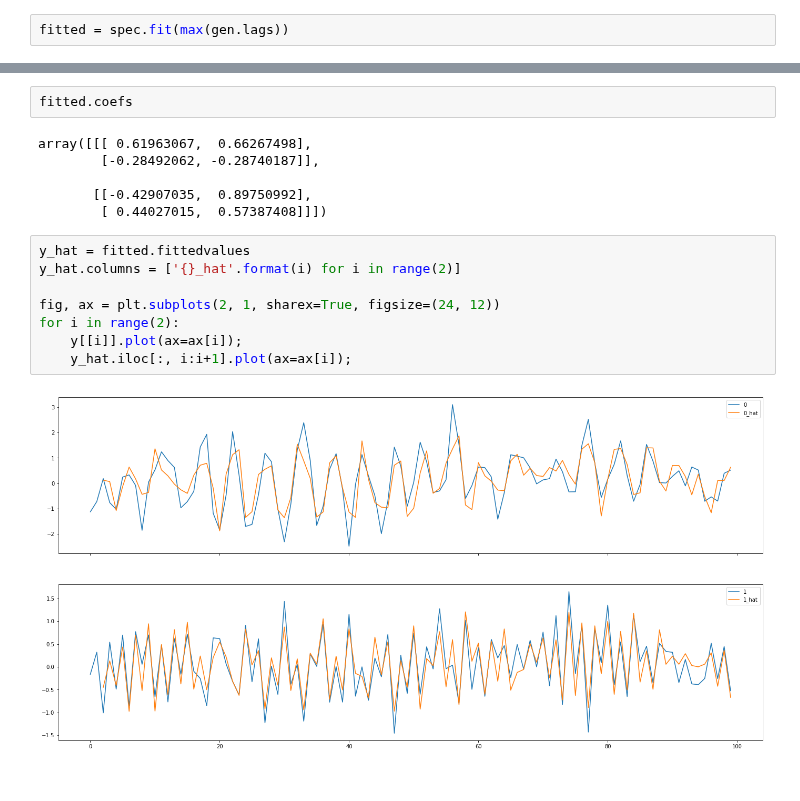
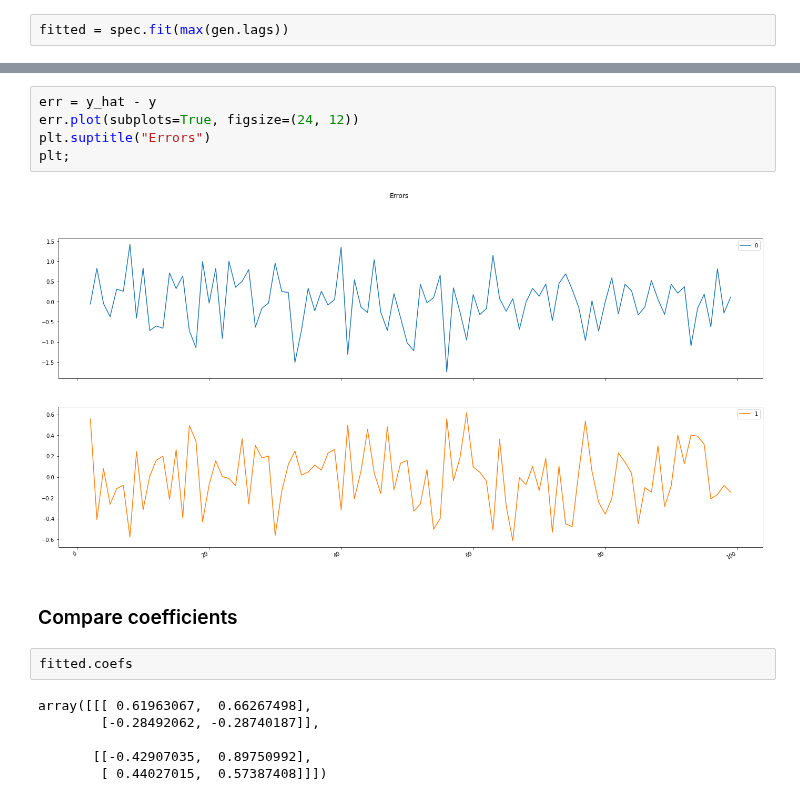
Before and after one commit to NowanIlfideme/masters_switching_models, a Jupyter notebook: notebooks/metric_testing.ipynb, the cells around one changed output, grey strips where cells are left out. Cells and saved outputs as stored; diff of their text form.

```diff
--- a/notebooks/metric_testing.ipynb
+++ b/notebooks/metric_testing.ipynb
@@ -72,3 +114,12 @@ Correlation matrix of residuals
+# %%
+err = y_hat - y
+err.plot(subplots=True, figsize=(24, 12))
+plt.suptitle("Errors")
+plt;
+# %% [output]
+[figure, added]
+# %% [markdown]
+### Compare coefficients
 # %%
 fitted.coefs
 # %% [output]
@@ -77,13 +128,3 @@ array([[[ 0.61963067,  0.66267498],
 
        [[-0.42907035,  0.89750992],
         [ 0.44027015,  0.57387408]]])
-# %%
-y_hat = fitted.fittedvalues
-y_hat.columns = ['{}_hat'.format(i) for i in range(2)]
-
-fig, ax = plt.subplots(2, 1, sharex=True, figsize=(24, 12))
-for i in range(2):
-    y[[i]].plot(ax=ax[i]);
-    y_hat.iloc[:, i:i+1].plot(ax=ax[i]);
-# %% [output]
-[figure, removed]
```
Also changed, not shown: parts of 32 cells of this notebook.
